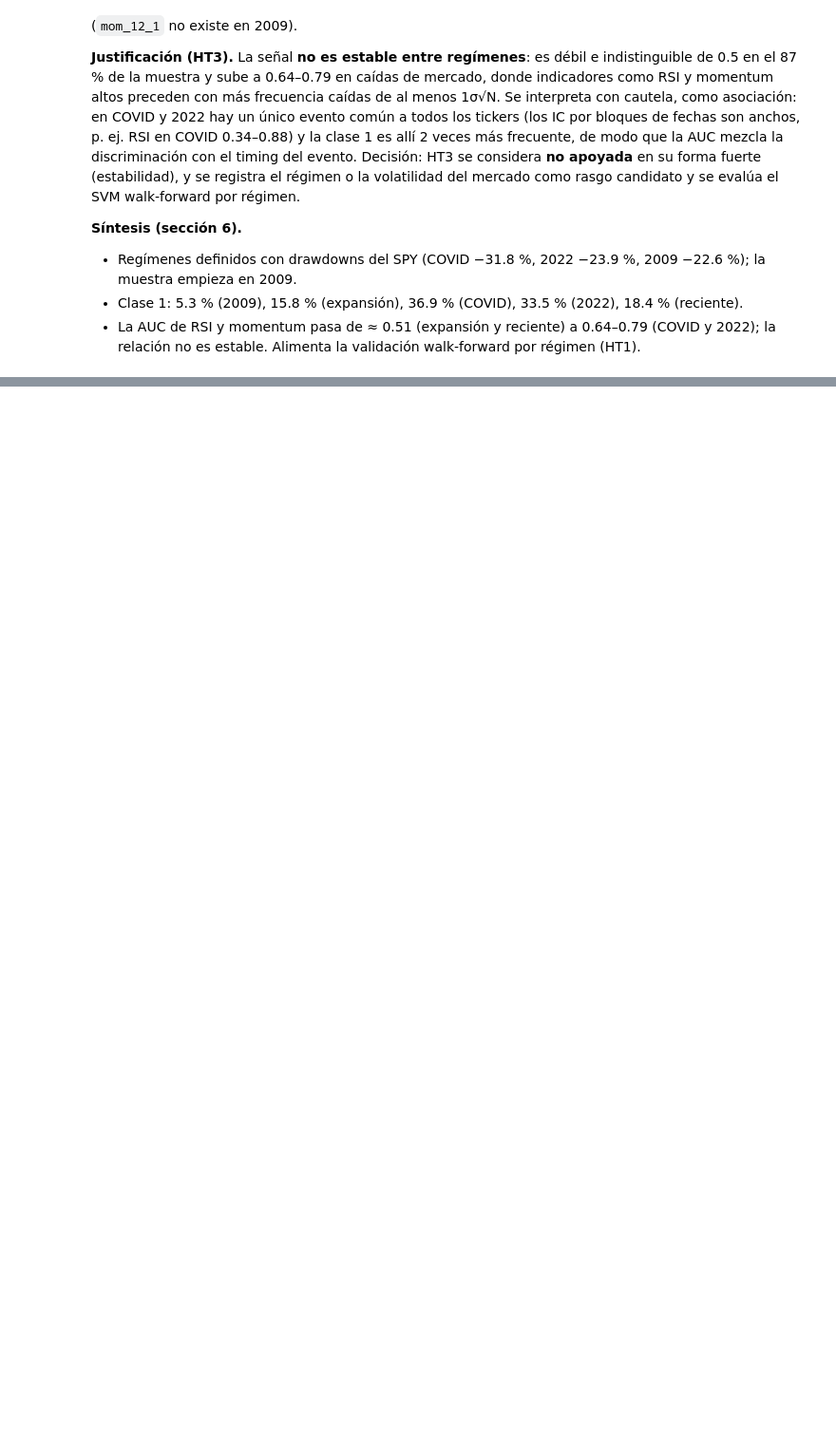
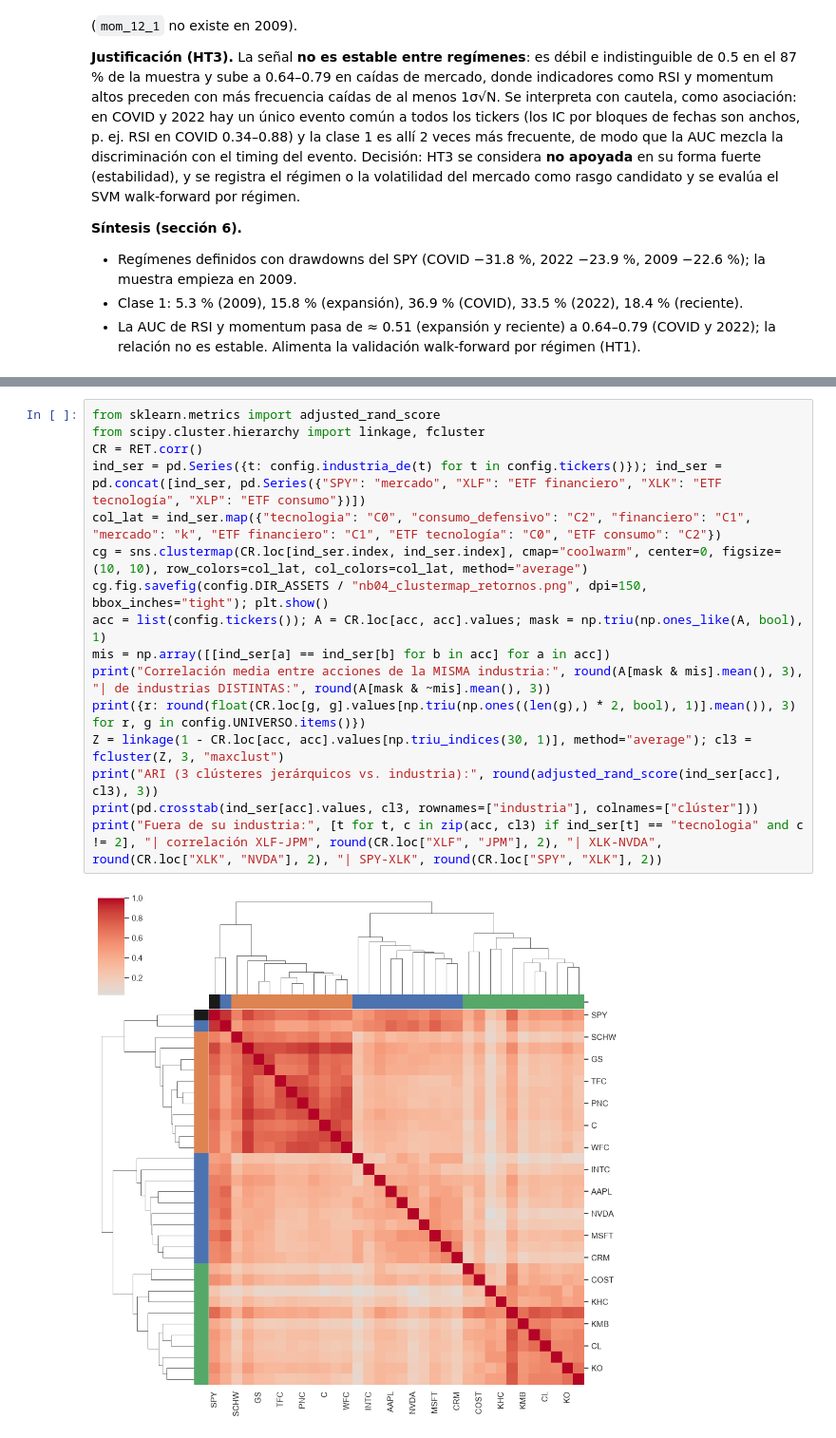
Before and after one commit to louis97/asistente-financiero, a Jupyter notebook: notebooks/04_eda_relaciones.ipynb, the cells around one changed output, grey strips where cells are left out. Shown at 95% size. Cells and saved outputs as stored; diff of their text form; blank space fills up the shorter version.

```diff
--- a/notebooks/04_eda_relaciones.ipynb
+++ b/notebooks/04_eda_relaciones.ipynb
@@ -393,0 +588,18 @@ fig.savefig(config.DIR_ASSETS / "nb04_auc_por_regimen.png", dpi=150, bbox_inches
+# %%
+from sklearn.metrics import adjusted_rand_score
+from scipy.cluster.hierarchy import linkage, fcluster
+CR = RET.corr()
+ind_ser = pd.Series({t: config.industria_de(t) for t in config.tickers()}); ind_ser = pd.concat([ind_ser, pd.Series({"SPY": "mercado", "XLF": "ETF financiero", "XLK": "ETF tecnología", "XLP": "ETF consumo"})])
+col_lat = ind_ser.map({"tecnologia": "C0", "consumo_defensivo": "C2", "financiero": "C1", "mercado": "k", "ETF financiero": "C1", "ETF tecnología": "C0", "ETF consumo": "C2"})
+cg = sns.clustermap(CR.loc[ind_ser.index, ind_ser.index], cmap="coolwarm", center=0, figsize=(10, 10), row_colors=col_lat, col_colors=col_lat, method="average")
+cg.fig.savefig(config.DIR_ASSETS / "nb04_clustermap_retornos.png", dpi=150, bbox_inches="tight"); plt.show()
+acc = list(config.tickers()); A = CR.loc[acc, acc].values; mask = np.triu(np.ones_like(A, bool), 1)
+mis = np.array([[ind_ser[a] == ind_ser[b] for b in acc] for a in acc])
+print("Correlación media entre acciones de la MISMA industria:", round(A[mask & mis].mean(), 3), "| de industrias DISTINTAS:", round(A[mask & ~mis].mean(), 3))
+print({r: round(float(CR.loc[g, g].values[np.triu(np.ones((len(g),) * 2, bool), 1)].mean()), 3) for r, g in config.UNIVERSO.items()})
+Z = linkage(1 - CR.loc[acc, acc].values[np.triu_indices(30, 1)], method="average"); cl3 = fcluster(Z, 3, "maxclust")
+print("ARI (3 clústeres jerárquicos vs. industria):", round(adjusted_rand_score(ind_ser[acc], cl3), 3))
+print(pd.crosstab(ind_ser[acc].values, cl3, rownames=["industria"], colnames=["clúster"]))
+print("Fuera de su industria:", [t for t, c in zip(acc, cl3) if ind_ser[t] == "tecnologia" and c != 2], "| correlación XLF-JPM", round(CR.loc["XLF", "JPM"], 2), "| XLK-NVDA", round(CR.loc["XLK", "NVDA"], 2), "| SPY-XLK", round(CR.loc["SPY", "XLK"], 2))
+# %% [output]
+[figure, added]
```
Also changed, not shown: parts of 29 cells of this notebook, 6 other files.
